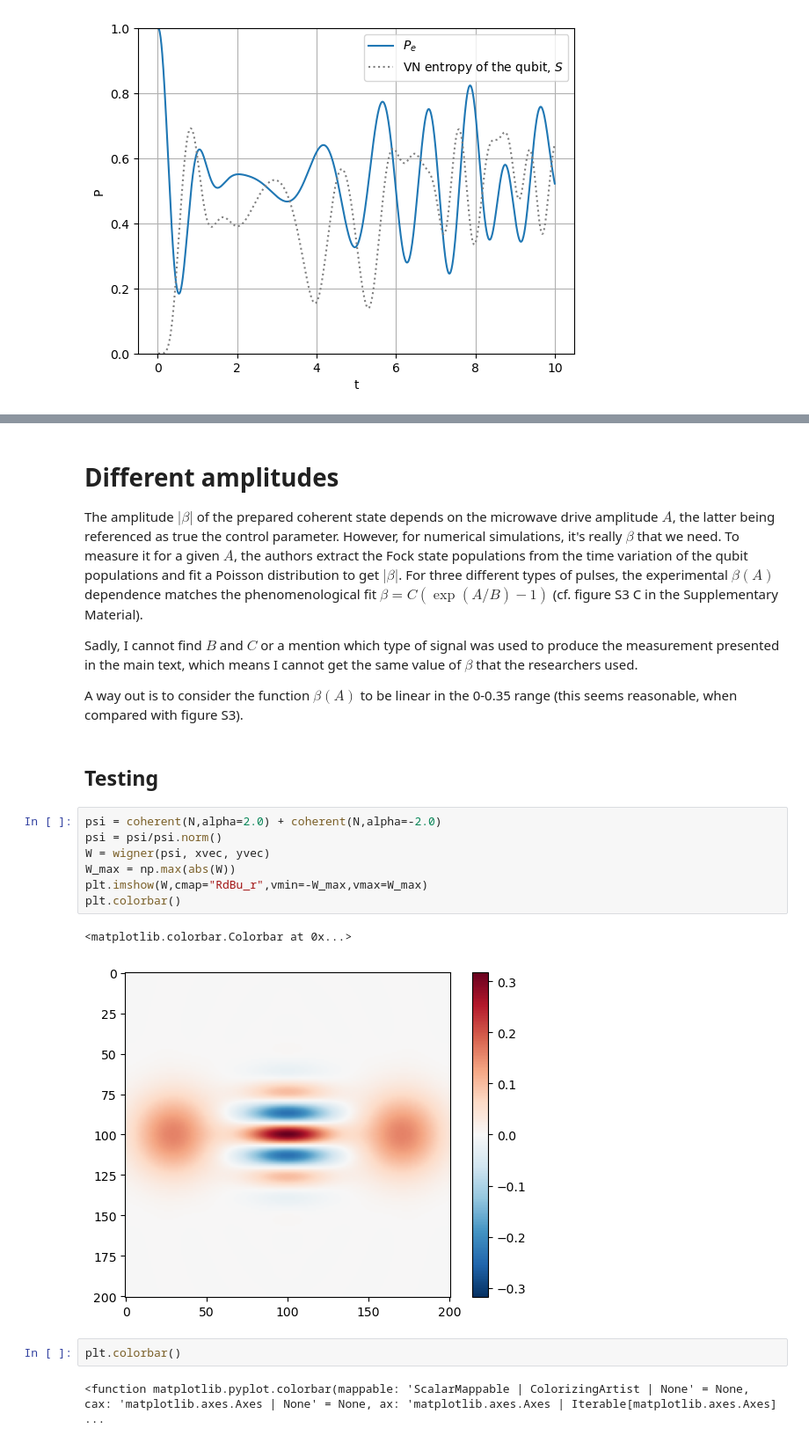
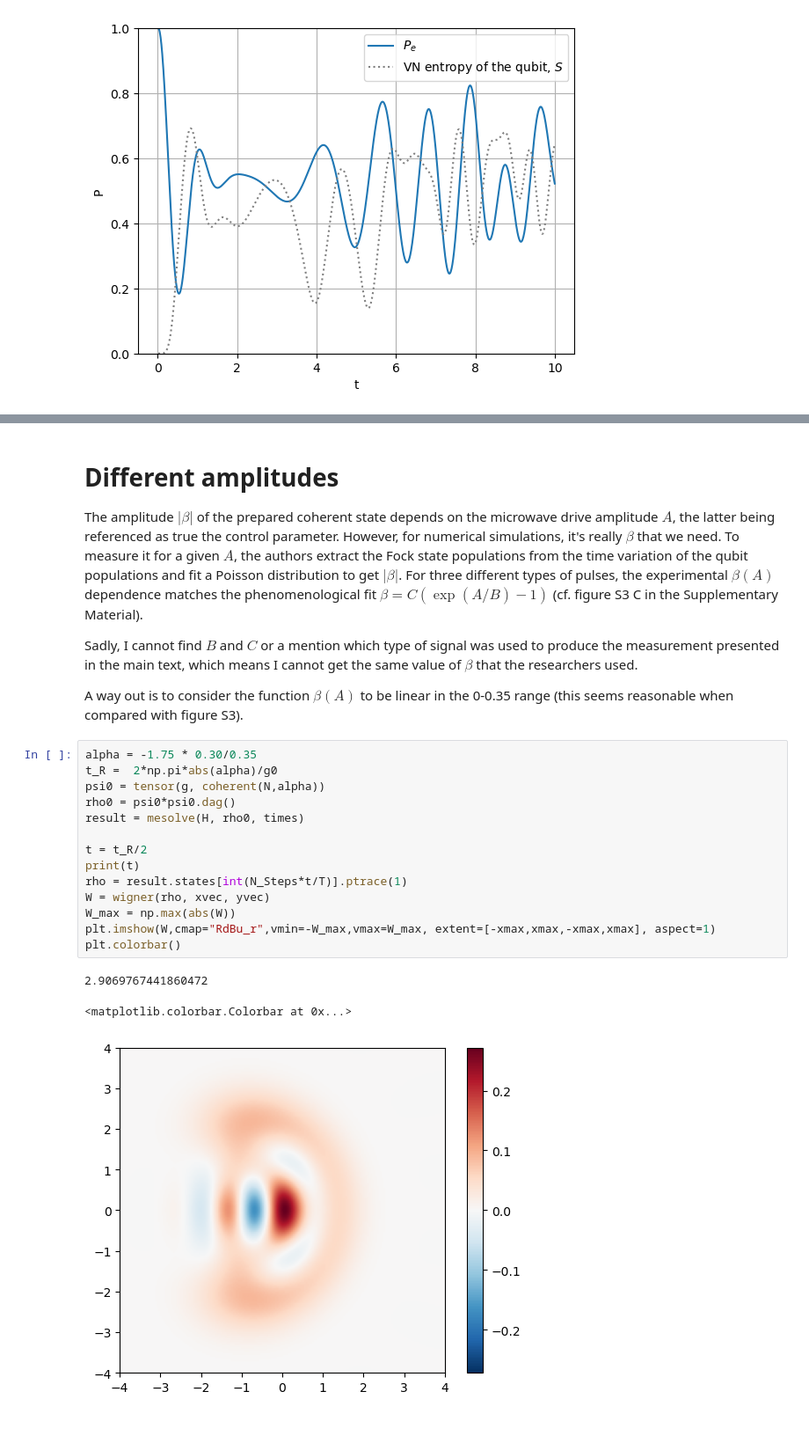
Before and after one commit to jan-chelmecki/ENS-Quantum-Optics-Homework, a Jupyter notebook: HW4_Chelmecki.ipynb, the cells around one changed output, grey strips where cells are left out. Shown at 88% size. Cells and saved outputs as stored; diff of their text form.

```diff
--- a/HW4_Chelmecki.ipynb
+++ b/HW4_Chelmecki.ipynb
@@ -84,20 +85,22 @@ The amplitude $|\beta|$ of the prepared coherent state depends on the microwave
 
 Sadly, I cannot find $B$ and $C$ or a mention which type of signal was used to produce the measurement presented in the main text, which means I cannot get the same value of $\beta$ that the researchers used.
 
-A way out is to consider the function $\beta(A)$ to be linear in the 0-0.35 range (this seems reasonable, when compared with figure S3).
+A way out is to consider the function $\beta(A)$ to be linear in the 0-0.35 range (this seems reasonable when compared with figure S3).
-# %% [markdown]
-## Testing
-# %%
-psi = coherent(N,alpha=2.0) + coherent(N,alpha=-2.0)
-psi = psi/psi.norm()
-W = wigner(psi, xvec, yvec)
-W_max = np.max(abs(W))
-plt.imshow(W,cmap="RdBu_r",vmin=-W_max,vmax=W_max)
-plt.colorbar()
-# %% [output]
-<matplotlib.colorbar.Colorbar at 0x...>
-[figure, removed]
-# %%
-plt.colorbar()
-# %% [output]
-<function matplotlib.pyplot.colorbar(mappable: 'ScalarMappable | ColorizingArtist | None' = None, cax: 'matplotlib.axes.Axes | None' = None, ax: 'matplotlib.axes.Axes | Iterable[matplotlib.axes.Axes]  ...
+# %%
+alpha = -1.75 * 0.30/0.35
+t_R =  2*np.pi*abs(alpha)/g0
+psi0 = tensor(g, coherent(N,alpha))
+rho0 = psi0*psi0.dag()
+result = mesolve(H, rho0, times)
+
+t = t_R/2
+print(t)
+rho = result.states[int(N_Steps*t/T)].ptrace(1)
+W = wigner(rho, xvec, yvec)
+W_max = np.max(abs(W))
+plt.imshow(W,cmap="RdBu_r",vmin=-W_max,vmax=W_max, extent=[-xmax,xmax,-xmax,xmax], aspect=1)
+plt.colorbar()
+# %% [output]
+2.9069767441860472
+<matplotlib.colorbar.Colorbar at 0x...>
+[figure, added]
```
Also changed, not shown: parts of 4 cells of this notebook.
